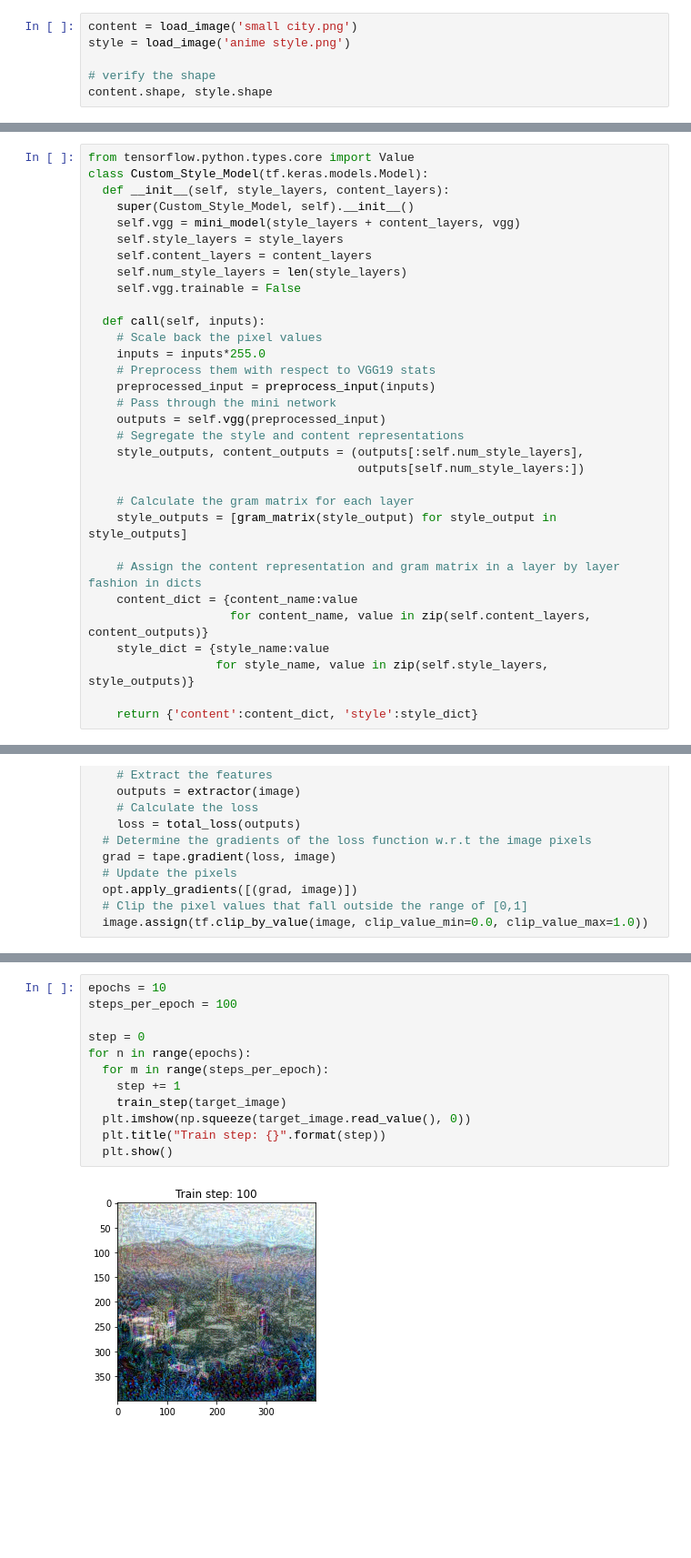
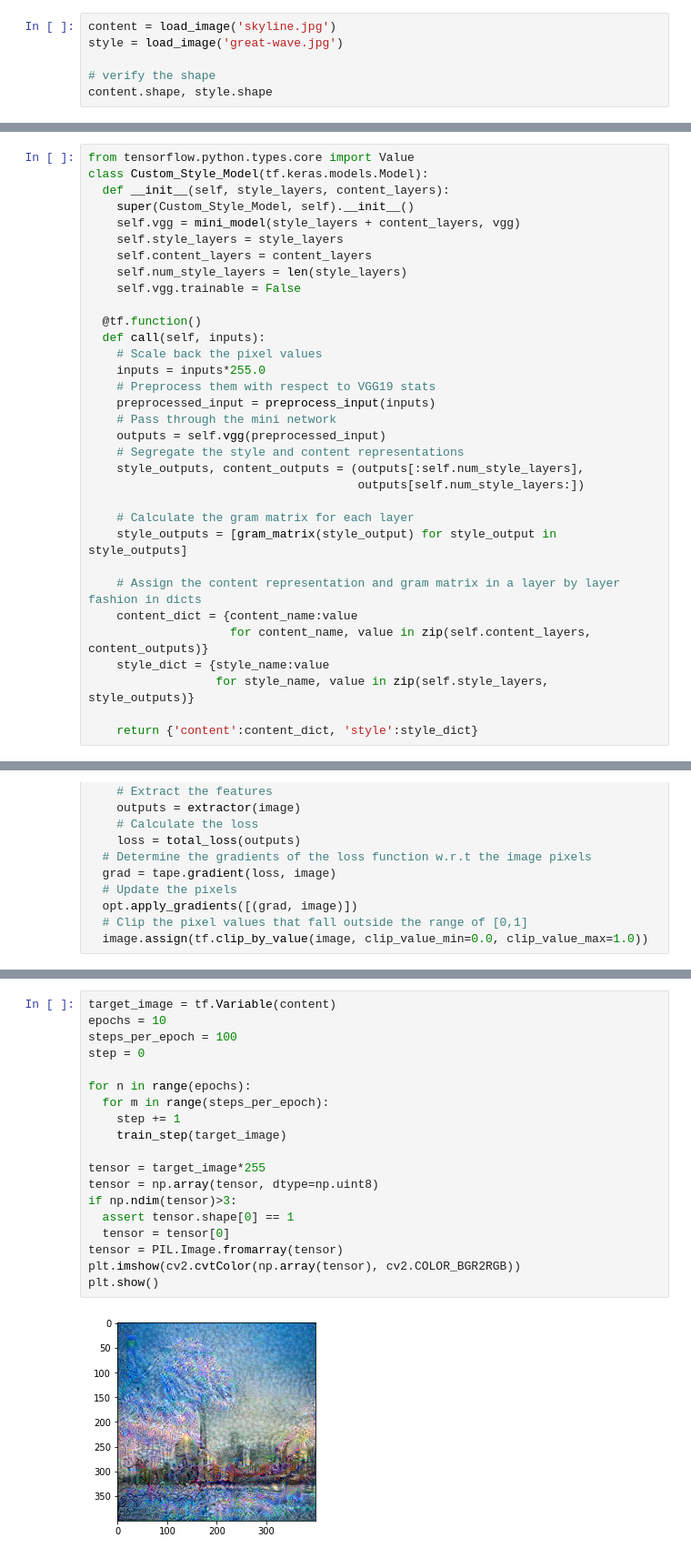
Before and after one commit to DiwakarBasnet/Style_Transfer, a Jupyter notebook: neuralStyleTransfer.ipynb, the cells around one changed output, grey strips where cells are left out. Shown: that part at 91% size. Cells and saved outputs as stored; diff of their text form; blank space fills up the shorter version.

```diff
--- a/neuralStyleTransfer.ipynb
+++ b/neuralStyleTransfer.ipynb
@@ -45,8 +45,8 @@ def load_image(image):
   # img = img[:,:,:,:3]    # takes channel 3 instead of 4
   return img
 # %%
-content = load_image('small city.png')
-style = load_image('anime style.png')
+content = load_image('skyline.jpg')
+style = load_image('great-wave.jpg')
 
 # verify the shape
 content.shape, style.shape
@@ -132,6 +132,7 @@ class Custom_Style_Model(tf.keras.models.Model):
     self.num_style_layers = len(style_layers)
     self.vgg.trainable = False
 
+  @tf.function()
   def call(self, inputs):
     # Scale back the pixel values
     inputs = inputs*255.0
@@ -229,14 +222,21 @@ target_image = tf.Variable(content)
 # %%
+target_image = tf.Variable(content)
 epochs = 10
 steps_per_epoch = 100
+step = 0
 
-step = 0
 for n in range(epochs):
   for m in range(steps_per_epoch):
     step += 1
     train_step(target_image)
-  plt.imshow(np.squeeze(target_image.read_value(), 0))
-  plt.title("Train step: {}".format(step))
-  plt.show()
+
+tensor = target_image*255
+tensor = np.array(tensor, dtype=np.uint8)
+if np.ndim(tensor)>3:
+  assert tensor.shape[0] == 1
+  tensor = tensor[0]
+tensor = PIL.Image.fromarray(tensor)
+plt.imshow(cv2.cvtColor(np.array(tensor), cv2.COLOR_BGR2RGB))
+plt.show()
 # %% [output]
-[figure, old version]
+[figure, new version]
```
Also changed, not shown: parts of 6 cells of this notebook.
